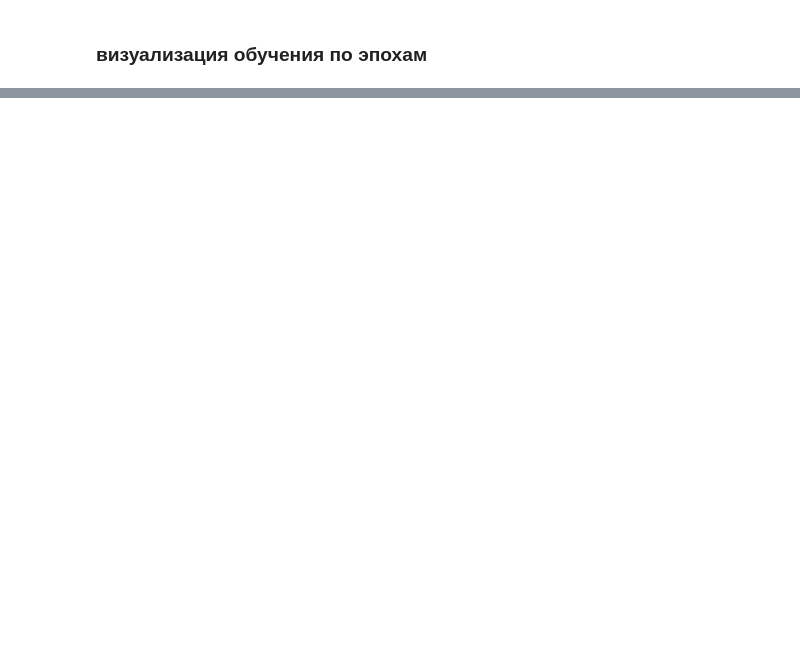
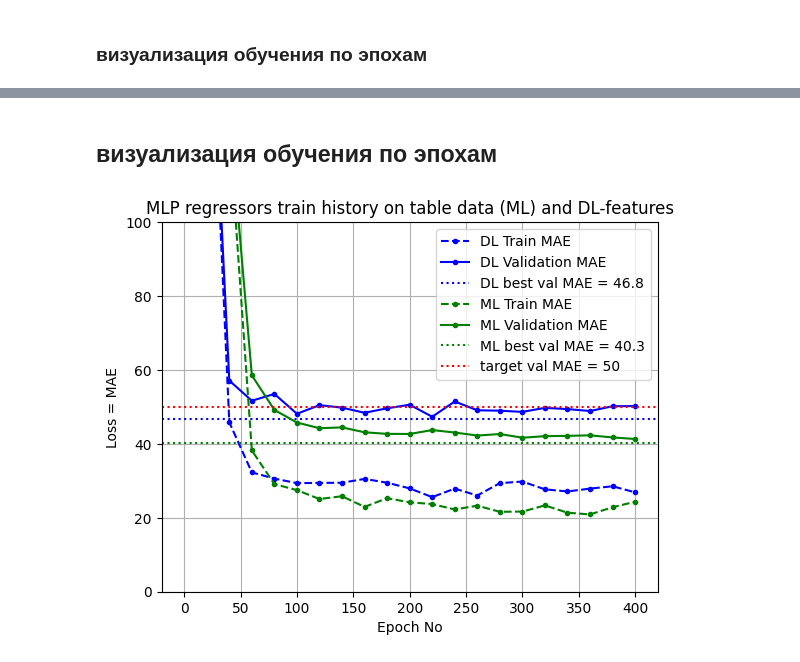
Before and after one commit to SanSanychSeva/Yandex_Practicum_DL_Engineer_2026_stream4, a Jupyter notebook: stream4_handson_project.ipynb, the cells around one changed output, grey strips where cells are left out. Saved outputs shown, nothing was run; the diff lists cells and outputs as text; code cells hidden in the pictures; blank space fills up the shorter version.

Commit message:
DL features extractors implemented and MLP trained

```diff
--- a/stream4_handson_project.ipynb
+++ b/stream4_handson_project.ipynb
@@ -585,0 +648,3 @@ plt.show()
+# %%
+# загружаем веса текстовой модели
+google_model = KeyedVectors.load_word2vec_format(word2vec_path, binary=True)
@@ -585,0 +746,3 @@ plt.show()
+# %%
+train_loader = DataLoader( train_dataset, batch_size=128, shuffle=True)
+test_loader = DataLoader( test_dataset, batch_size=32, shuffle=False)
@@ -585,0 +753,15 @@ plt.show()
+# %%
+input_size = X_train.shape[1]
+
+model_dl = nn.Sequential(
+    nn.Linear(input_size, 1024),
+    nn.BatchNorm1d(1024),
+    nn.ReLU(),
+
+    nn.Linear(1024, 128),
+    nn.BatchNorm1d(128),
+    nn.ReLU(),
+    nn.Dropout(p=0.5),
+
+    nn.Linear(128, 1)
+)
@@ -585,0 +770,4 @@ plt.show()
+# %%
+criterion = nn.L1Loss()                  # MAE
+
+optimizer = torch.optim.Adam(model_dl.parameters(), lr=0.001)
@@ -585,0 +841,24 @@ plt.show()
+# %% [markdown]
+## визуализация обучения по эпохам
+# %%
+loss_history_dl = np.array(epochs_history_dl)
+
+plt.plot(loss_history_dl[:,0], loss_history_dl[:,1], marker='.', color='blue', ls='--', label='DL Train MAE')
+plt.plot(loss_history_dl[:,0], loss_history_dl[:,2], marker='.', color='blue', label='DL Validation MAE')
+plt.axhline(best_MAE_dl, color='blue', ls=':', label='DL best val MAE = '+ str(round(best_MAE_dl,1)))
+
+plt.plot(loss_history[:,0], loss_history[:,1], marker='.', color='green', ls='--', label='ML Train MAE')
+plt.plot(loss_history[:,0], loss_history[:,2], marker='.', color='green', label='ML Validation MAE')
+plt.axhline(best_MAE, color='green', ls=':', label='ML best val MAE = '+ str(round(best_MAE,1)))
+
+plt.axhline(50, color='red', ls=':', label='target val MAE = 50')
+
+plt.ylim(0,100)
+plt.grid()
+plt.legend()
+plt.title('MLP regressors train history on table data (ML) and DL-features')
+plt.xlabel('Epoch No')
+plt.ylabel('Loss = MAE')
+plt.show()
+# %% [output]
+[figure, added]
```
Also changed, not shown: parts of 41 cells of this notebook, 1 other file.
